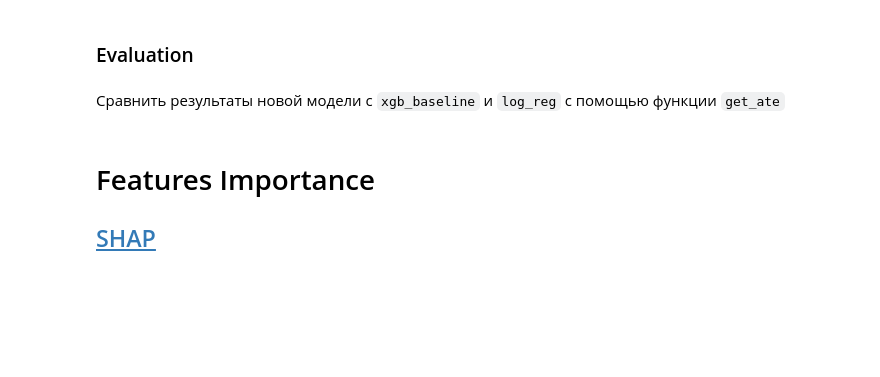
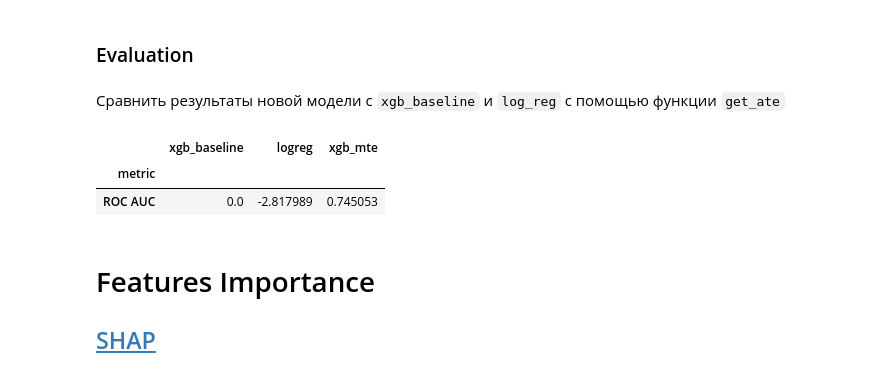
Before and after one commit to bruce-willis/MLBD, a Jupyter notebook: gradient_boosting/notebooks/xgboost.ipynb, the cells around one changed output. Cells and saved outputs as stored; diff of their text form; code cells hidden in the pictures; blank space fills up the shorter version.

```diff
--- a/gradient_boosting/notebooks/xgboost.ipynb
+++ b/gradient_boosting/notebooks/xgboost.ipynb
@@ -316,3 +369,5 @@ df.count()
+# %%
+train_df, val_df, test_df = split_by_col(df, 'id', [0.8, 0.1, 0.1])
 # %% [markdown]
 ### Train
 
@@ -323,0 +375,3 @@ Train XGBoost on the new set of features
+# %%
+%%time
+model = estimator.fit(train_df)
@@ -332,3 +391,15 @@ Train XGBoost on the new set of features
+# %%
+xgb_mte_metrics = {
+    'ROC AUC': rocauc(model, test_df, probabilities_col='probabilities')
+}
+# %%
+all_metrics['xgb_mte'] = xgb_mte_metrics
+# %%
+get_ate(all_metrics, 'xgb_baseline')
+# %% [output]
+|  | xgb_baseline | logreg | xgb_mte |
+| metric |  |  |  |
+| ROC AUC | 0.0 | -2.817989 | 0.745053 |
 # %% [markdown]
 # Features Importance
 
```
Also changed, not shown: parts of 20 cells of this notebook.
